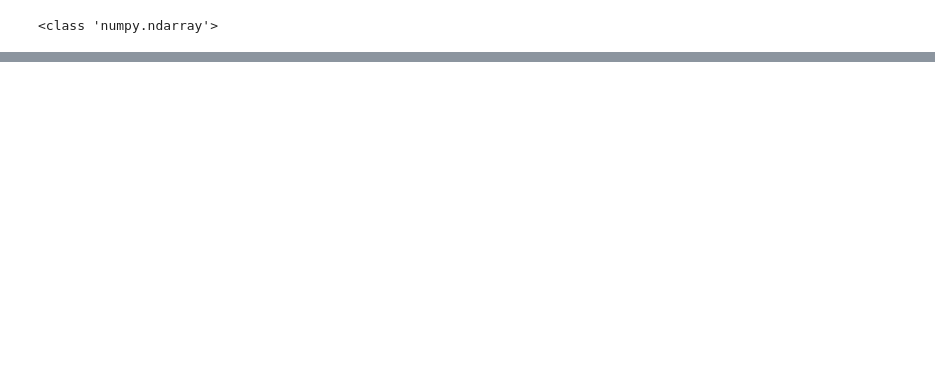
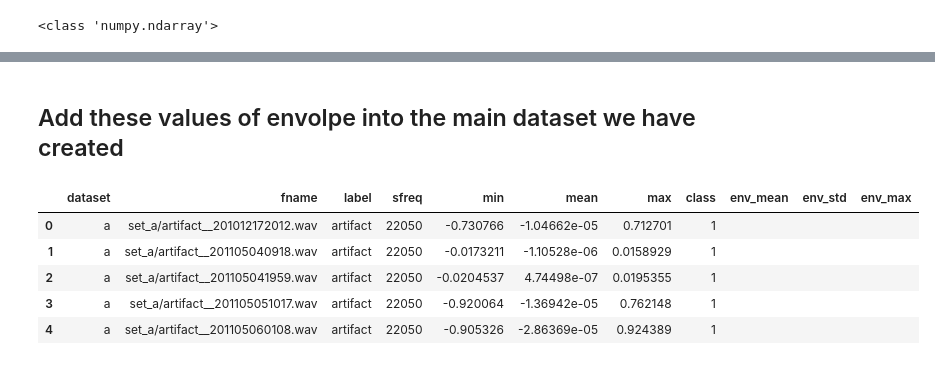
Before and after one commit to rajsandhu1989/feature_engineering, a Jupyter notebook: Sound Feature Engineering/sound_feature_engineering.ipynb, the cells around one changed output, grey strips where cells are left out. Saved outputs shown, nothing was run; the diff lists cells and outputs as text; code cells hidden in the pictures; blank space fills up the shorter version.

```diff
--- a/Sound Feature Engineering/sound_feature_engineering.ipynb
+++ b/Sound Feature Engineering/sound_feature_engineering.ipynb
@@ -191 +185,6 @@ x.append((a,b))
+# %%
+audio_all_rect=audio_all.apply(np.abs)
+audio_all_env=audio_all_rect.rolling(3000, axis=1).mean()
+# %%
+temp=audio_all_env.mean(axis=1)
 # %%
@@ -194,0 +205,15 @@ print(x)
+# %% [markdown]
+## Add these values of envolpe into the main dataset we have created
+# %%
+data_df[['env_mean','env_std','env_max']]=""
+data_df.loc[data_df['fname']==audio_all_env.index, 'env_mean']=temp
+#data_df.loc[data_df['fname']==audio_all_env.index, 'env_std']=audio_all_env.std(axis=1)
+#data_df.loc[data_df['fname']==audio_all_env.index, 'env_max']=audio_all_env.max(axis=1)
+data_df.head()
+# %% [output]
+|  | dataset | fname | label | sfreq | min | mean | max | class | env_mean | env_std | env_max |
+| 0 | a | set_a/artifact__201012172012.wav | artifact | 22050 | -0.730766 | -1.04662e-05 | 0.712701 | 1 |  |  |  |
+| 1 | a | set_a/artifact__201105040918.wav | artifact | 22050 | -0.0173211 | -1.10528e-06 | 0.0158929 | 1 |  |  |  |
+| 2 | a | set_a/artifact__201105041959.wav | artifact | 22050 | -0.0204537 | 4.74498e-07 | 0.0195355 | 1 |  |  |  |
+| 3 | a | set_a/artifact__201105051017.wav | artifact | 22050 | -0.920064 | -1.36942e-05 | 0.762148 | 1 |  |  |  |
+| 4 | a | set_a/artifact__201105060108.wav | artifact | 22050 | -0.905326 | -2.86369e-05 | 0.924389 | 1 |  |  |  |
```
Also changed, not shown: parts of 14 cells of this notebook, 4 other files.
